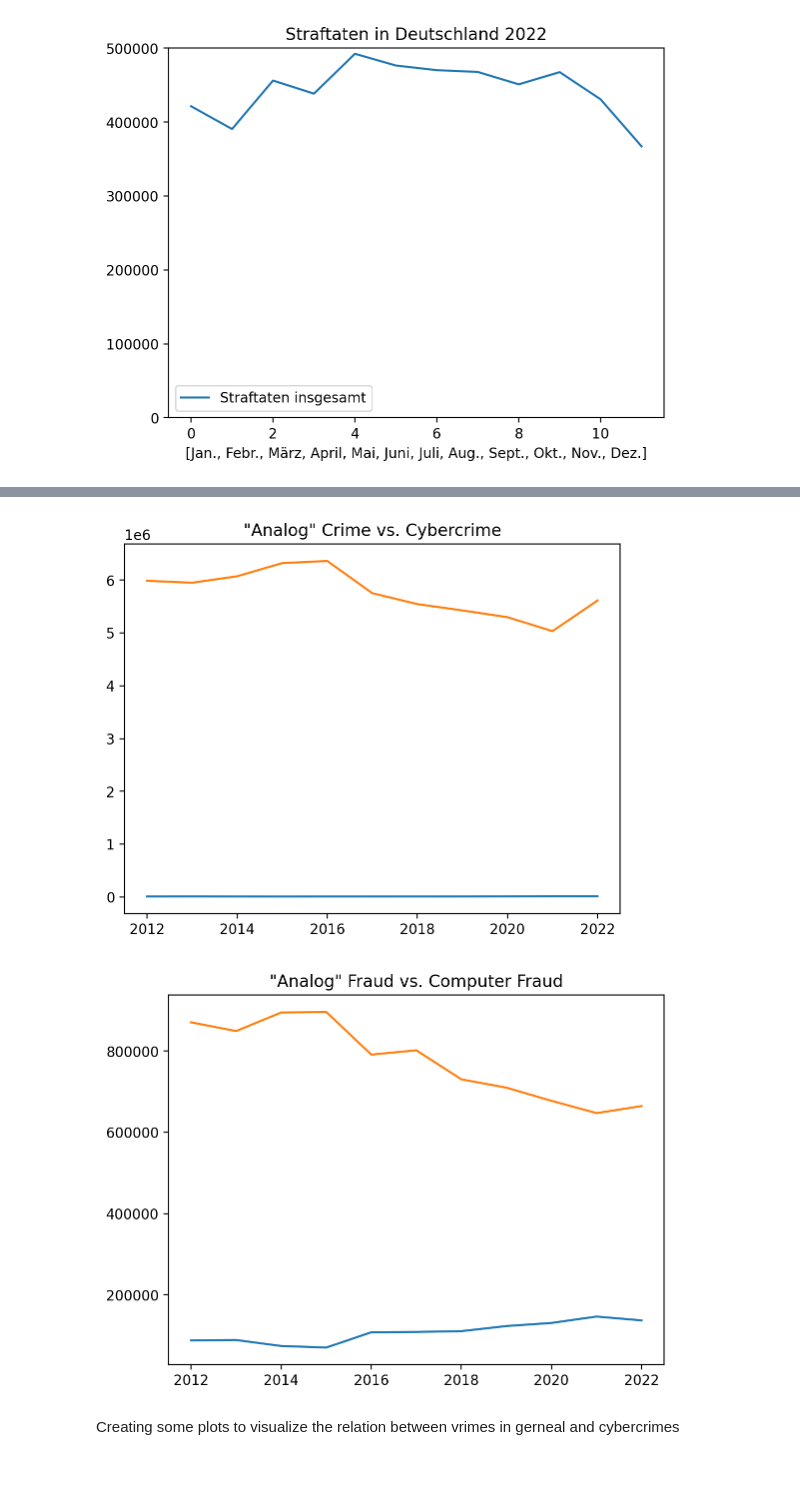
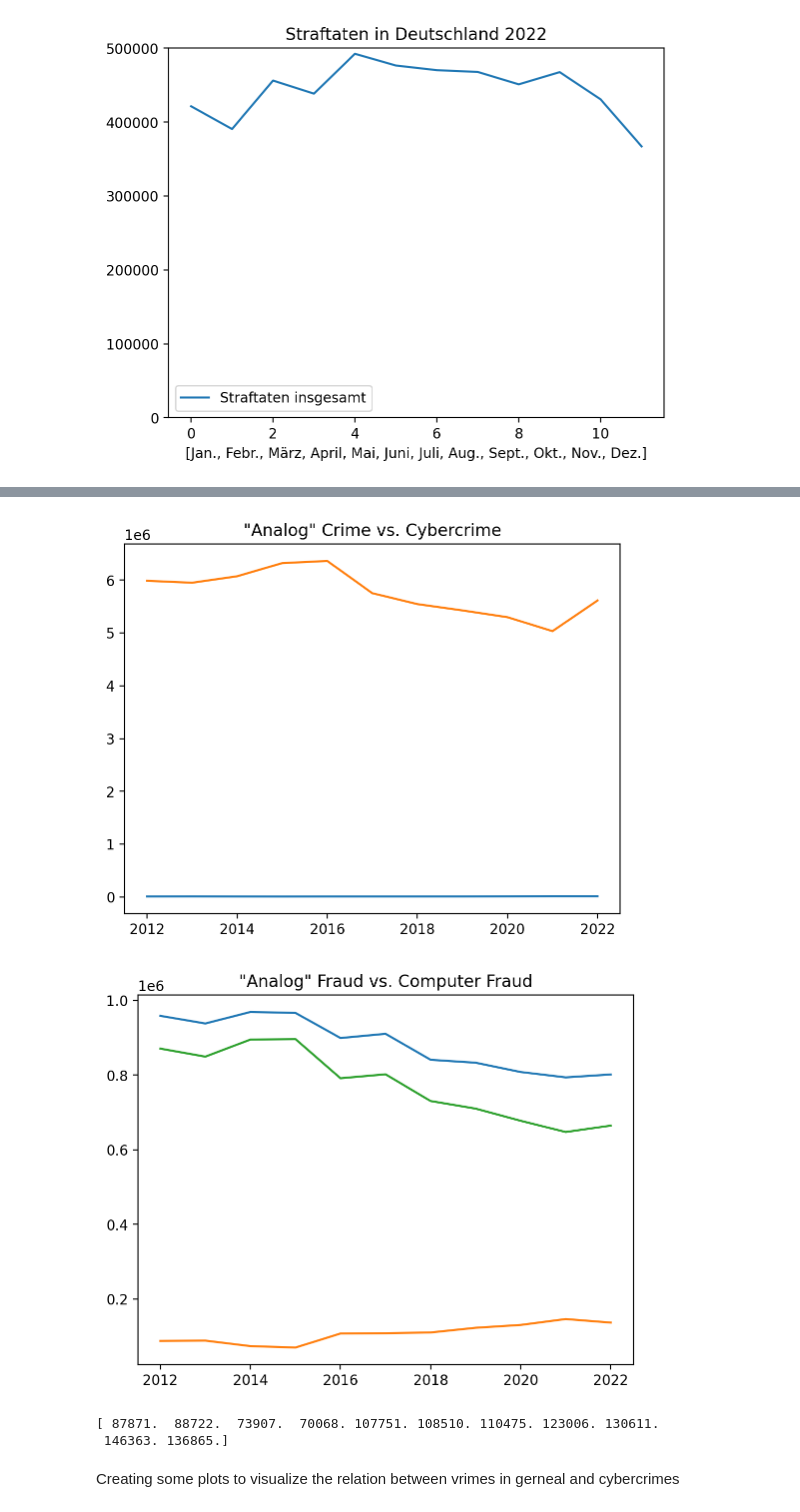
Before and after one commit to LukaslWeber/DataLit-Crime-Project, a Jupyter notebook: exploraton.ipynb, the cells around one changed output, grey strips where cells are left out. Cells and saved outputs as stored; diff of their text form; code cells hidden in the pictures; blank space fills up the shorter version.

Commit message:
add LKS data

```diff
--- a/exploraton.ipynb
+++ b/exploraton.ipynb
@@ -227,6 +227,3 @@ class DataLoader(Dataset):
             if 'LA-F-01' in file:
                 ...
         return db
-# %%
-db = DataLoader()
-db[2015]['BU-F-01']
@@ -247,34 +290,38 @@ db[2015]['BU-F-01']
 # %%
 years = range(2012,2023)
 
 # todo: crime vs cybercrime
 cybercrime = np.ndarray(11)
 crime = np.ndarray(11)
 for i,year in enumerate(years):
     df = db[year]['BU-F-01']
     crime[i] = df.loc[df['Schlüssel'] == '------', 'Anzahl erfasste Fälle'].values[0]
     cybercrime[i] = df.loc[df['Schlüssel'] == '543000', 'Anzahl erfasste Fälle'].values[0]
 fig,ax = plt.subplots()
 ax.plot(years,cybercrime)
 ax.plot(years,crime - cybercrime)
 ax.set_title('"Analog" Crime vs. Cybercrime')
 
 # todo: betrug vs computerbetrug
 computer_betrug = np.ndarray(11)
 betrug = np.ndarray(11)
 for i,year in enumerate(years):
     df = db[year]['BU-F-01']
     computer_betrug[i] = df.loc[df['Schlüssel'] == '897000', 'Anzahl erfasste Fälle'].values[0]
     betrug[i] = df.loc[df['Schlüssel'] == '510000', 'Anzahl erfasste Fälle'].values[0]
 fig,ax = plt.subplots()
+ax.plot(years,betrug)
 ax.plot(years,computer_betrug)
 ax.plot(years,betrug - computer_betrug)
 ax.set_title('"Analog" Fraud vs. Computer Fraud')
 plt.xticks(rotation=0)
 plt.show()
+print(computer_betrug)
 # %% [output]
 [figure]
-[figure, old version]
+[figure, new version]
+[ 87871.  88722.  73907.  70068. 107751. 108510. 110475. 123006. 130611.
+ 146363. 136865.]
 # %%
 data = DataLoader('Datasets/PKS/')
 data[2021]['BU-F-08'] # error for 2022 due to different file structure
```
Also changed, not shown: parts of 2 cells of this notebook.
